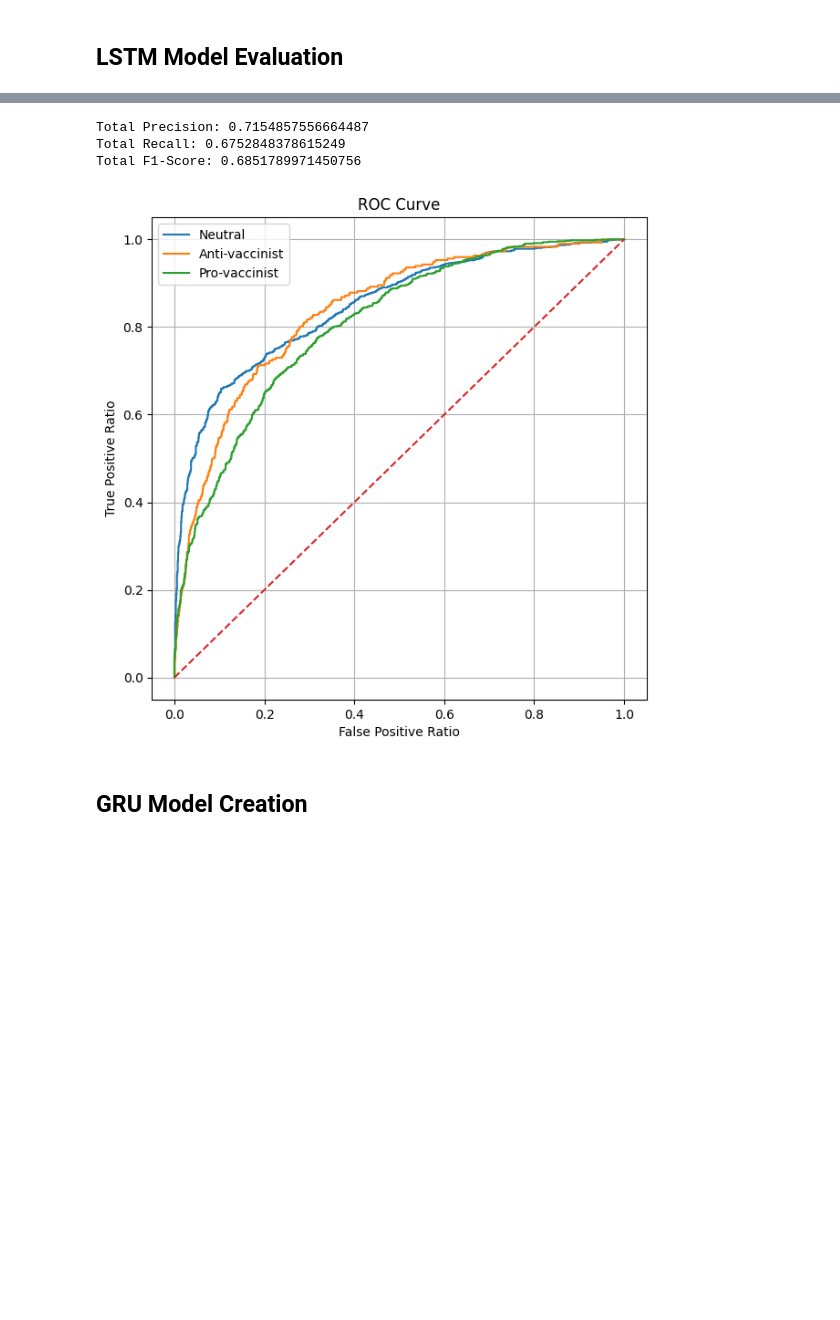
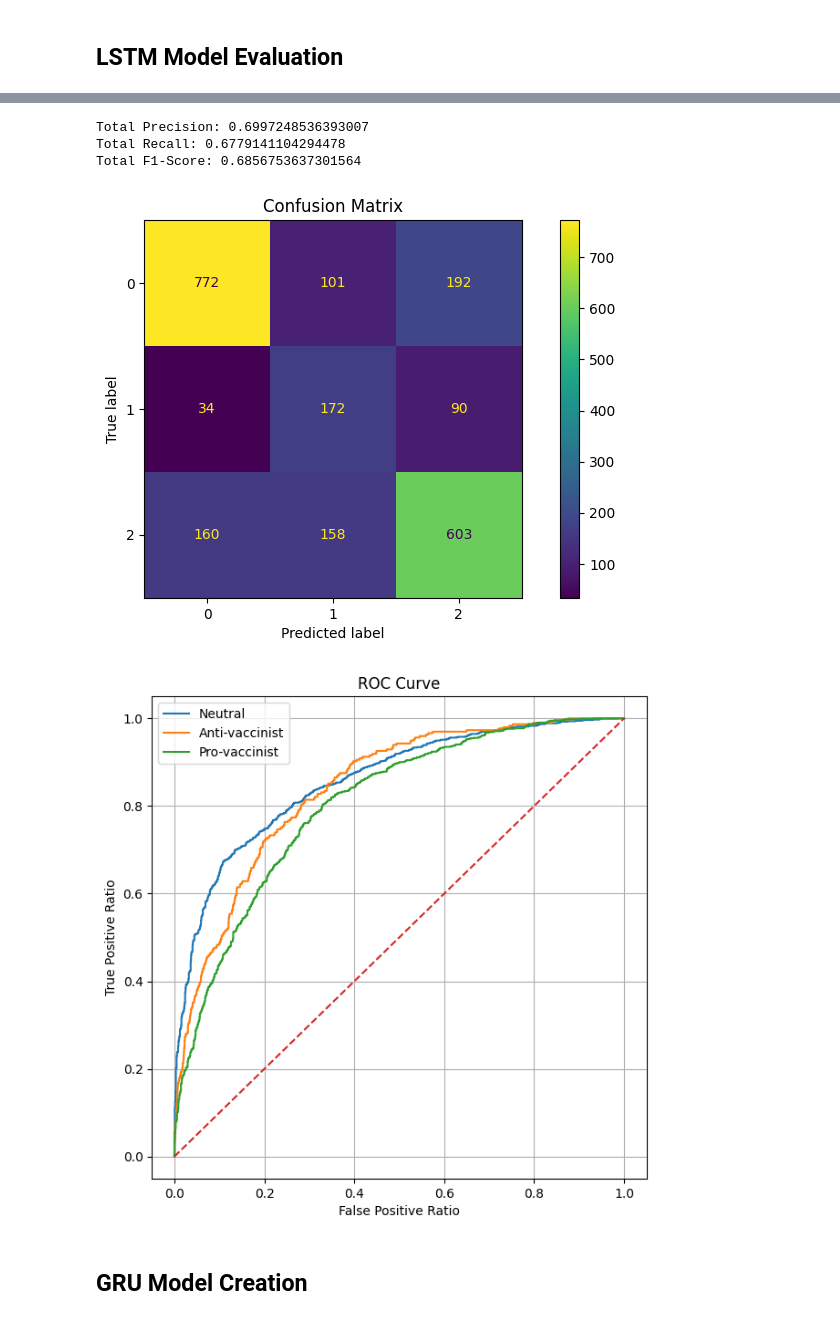
Before and after one commit to d-maniatakos/covid19-vaccine-sentiment-analysis, a Jupyter notebook: vaccine_sentiment_classifier_using_rnn.ipynb, the cells around one changed output, grey strips where cells are left out. Saved outputs shown, nothing was run; the diff lists cells and outputs as text; code cells hidden in the pictures; blank space fills up the shorter version.

```diff
--- a/vaccine_sentiment_classifier_using_rnn.ipynb
+++ b/vaccine_sentiment_classifier_using_rnn.ipynb
@@ -153,7 +153,7 @@ x_size = 300
 hidden_size = 20
 num_of_classes = 3
 num_of_layers = 2
-learning_rate = 0.005
+learning_rate = 0.01
 num_of_epochs = 3
 loss_function = nn.CrossEntropyLoss()
 
@@ -217,6 +217,12 @@ def compute_metrics(predictions, real_values):
   print('Total Precision: ' + str(precision_score(real_values, predictions, average='weighted')))
   print('Total Recall: ' + str(recall_score(real_values, predictions, average='weighted')))
   print('Total F1-Score: ' + str(f1_score(real_values, predictions, average='weighted')))
+
+  fig, ax = plt.subplots(figsize=(10, 5), dpi=100)
+  plt.title('Confusion Matrix')
+  ConfusionMatrixDisplay.from_predictions(real_values, predictions, ax=ax)
+  plt.show()
+
 
 def plot_roc_curve(prediction_scores, y_validation):
   plt.figure(figsize=(7, 7), dpi=100)
@@ -272,7 +278,8 @@ plot_roc_curve(predictions_scores, y_validation)
-Total Precision: 0.7154857556664487
-Total Recall: 0.6752848378615249
-Total F1-Score: 0.6851789971450756
+Total Precision: 0.6997248536393007
+Total Recall: 0.6779141104294478
+Total F1-Score: 0.6856753637301564
-[figure, old version]
+[figure, new version]
+[figure, added]
 # %% [markdown]
 ## **GRU Model Creation**
 # %%
```
Also changed, not shown: parts of 7 cells of this notebook.
